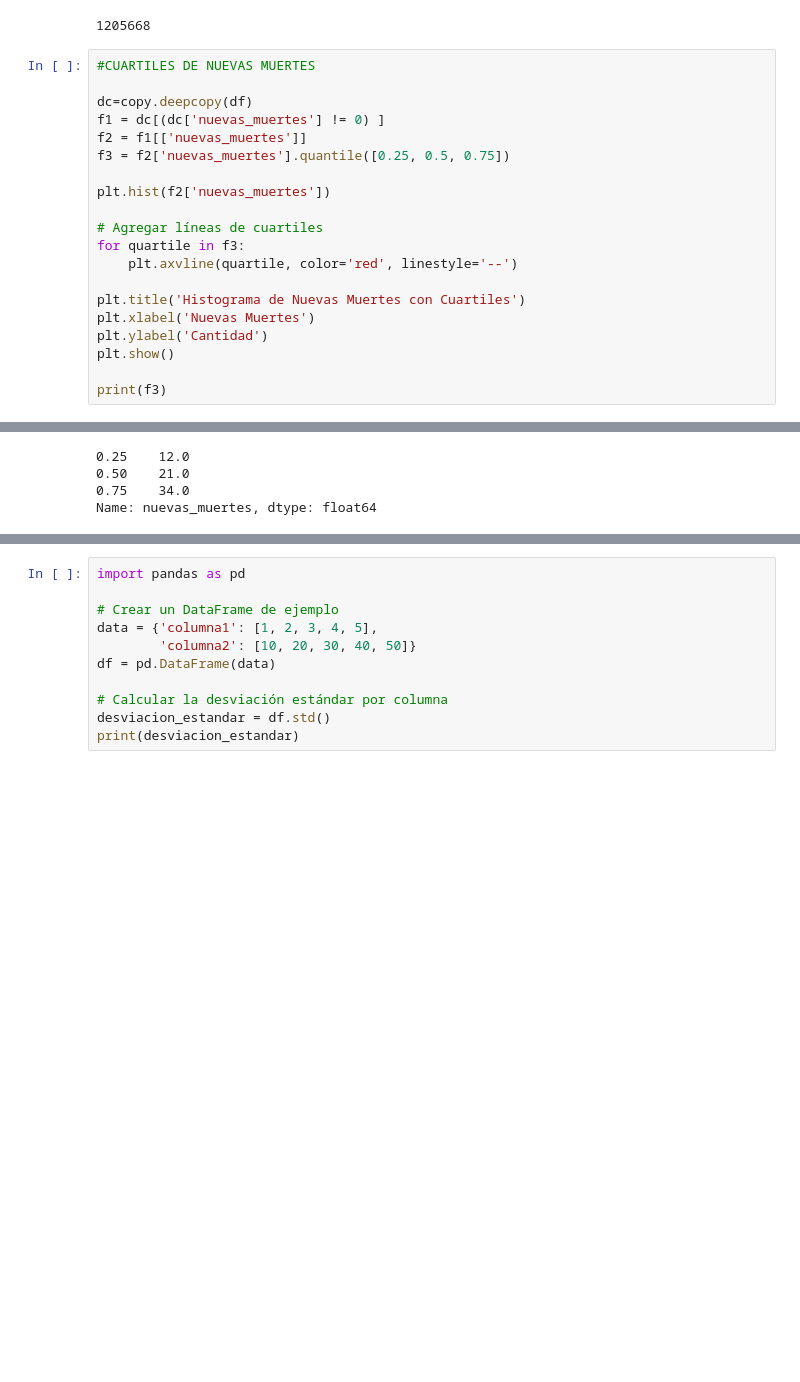
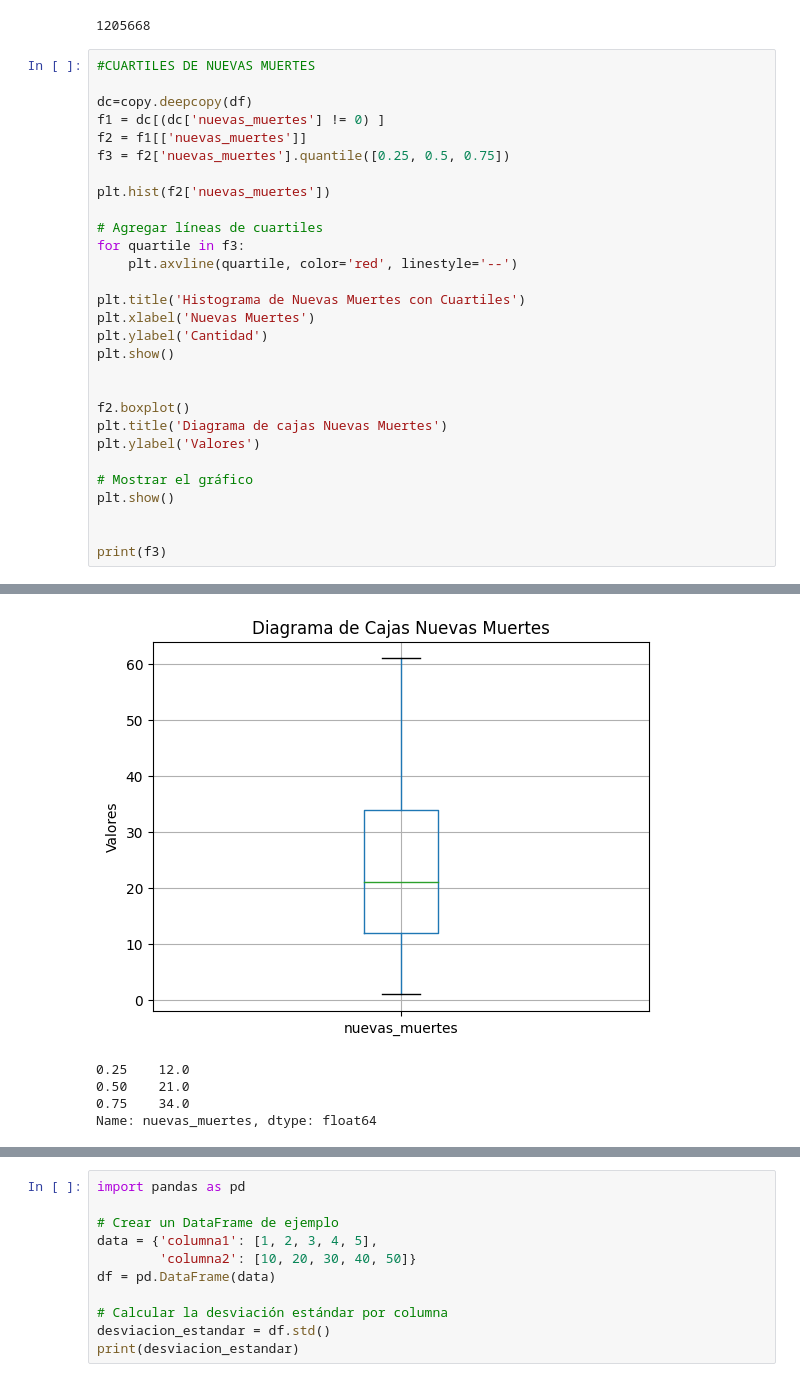
Before and after one commit to gkruiz/SEMI2_Practica1_2024, a Jupyter notebook: estadisticas.ipynb, the cells around one changed output, grey strips where cells are left out. Drawn from its saved outputs; the diff is of its cells as text; blank space fills up the shorter version.

Commit message:
cajas

```diff
--- a/estadisticas.ipynb
+++ b/estadisticas.ipynb
@@ -266,25 +266,35 @@ print(f4)
 # %%
 #CUARTILES DE NUEVAS MUERTES
 
 dc=copy.deepcopy(df)
 f1 = dc[(dc['nuevas_muertes'] != 0) ]
 f2 = f1[['nuevas_muertes']]
 f3 = f2['nuevas_muertes'].quantile([0.25, 0.5, 0.75])
 
 plt.hist(f2['nuevas_muertes'])
 
 # Agregar líneas de cuartiles
 for quartile in f3:
     plt.axvline(quartile, color='red', linestyle='--')
 
 plt.title('Histograma de Nuevas Muertes con Cuartiles')
 plt.xlabel('Nuevas Muertes')
 plt.ylabel('Cantidad')
 plt.show()
 
+
+f2.boxplot()
+plt.title('Diagrama de cajas Nuevas Muertes')
+plt.ylabel('Valores')
+
+# Mostrar el gráfico
+plt.show()
+
+
 print(f3)
 # %% [output]
 [figure]
+[figure, added]
 0.25    12.0
 0.50    21.0
 0.75    34.0
```
Also changed, not shown: parts of 3 cells of this notebook, 6 other files.
